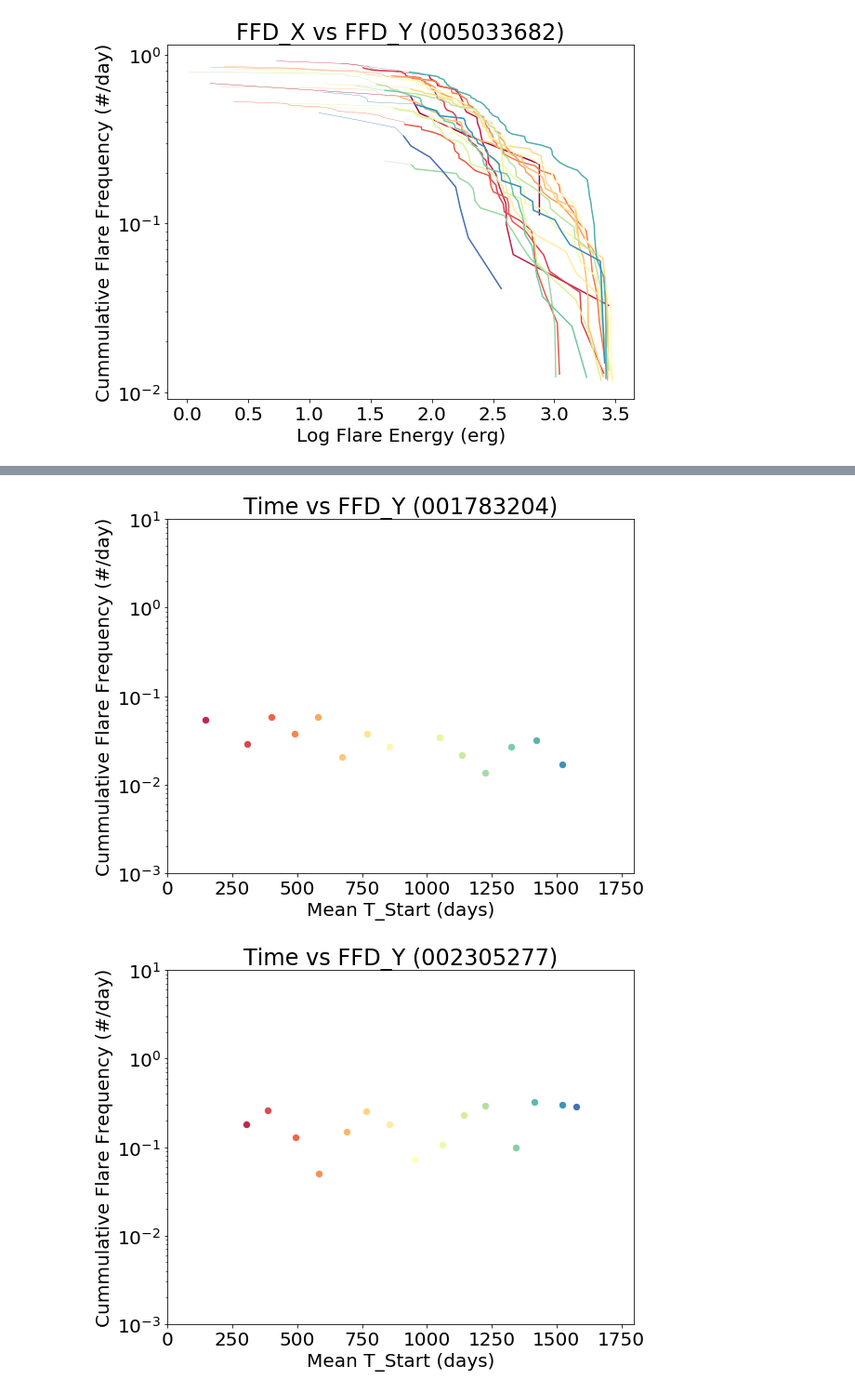
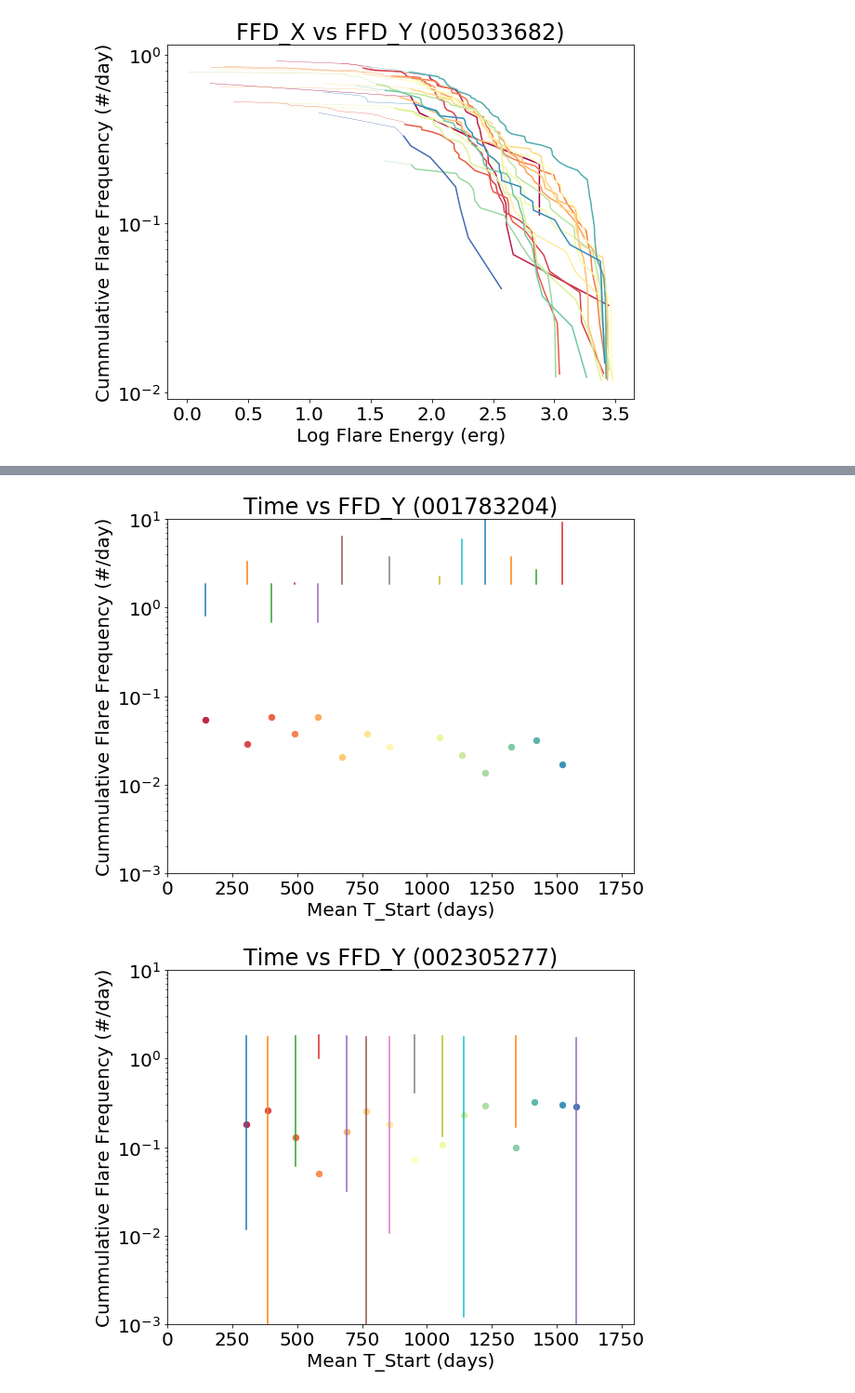
Before and after one commit to mscoggs/flare_cycles, a Jupyter notebook: flaregraphs.ipynb, the cells around one changed output, grey strips where cells are left out. Shown at 93% size. Drawn from its saved outputs; the diff is of its cells as text; code cells hidden in the pictures.

```diff
--- a/flaregraphs.ipynb
+++ b/flaregraphs.ipynb
@@ -159,5 +159,25 @@ for line in targets: #going through each KIC
 
                 plt.scatter(meanstart, ffd_yForMeanstart, s=40, c = cmap(x/float(len(files))))
 
-    plt.savefig('time-vs-ffd_y-plot/'+KIC+'_vs_time.png')
+
+
+                n = ffd_yForMeanstart
+
+                #err_up = err_dn = np.sqrt(n + 0.75) + 1.0 # this is the default behavior for N=0
+
+                #xn = np.where((n > 0))[0]
+                #if np.size(xn) > 0:
+
+                err_dn = np.abs(n * (1.-1./(9. * n)-1./(3.*np.sqrt(n)))**3.-n)
+                err_up = np.sqrt(n + 0.75) + 1.0
+                stuff = [err_dn-n, err_up-n]
+                start = [meanstart, meanstart]
+                plt.plot(start, stuff)
+               # (meanstart, ffd_yForMeanstart+err_up)
+
+            #redo this so that it uses frequency total and not per day
+
+
+
+    #plt.savefig('time-vs-ffd_y-plot/'+KIC+'_vs_time.png')
 # %% [output]
@@ -166,2 +186,2 @@ for line in targets: #going through each KIC
-[figure, old version]
+[figure, new version]
-[figure, old version]
+[figure, new version]
```
Also changed, not shown: parts of 2 cells of this notebook.
